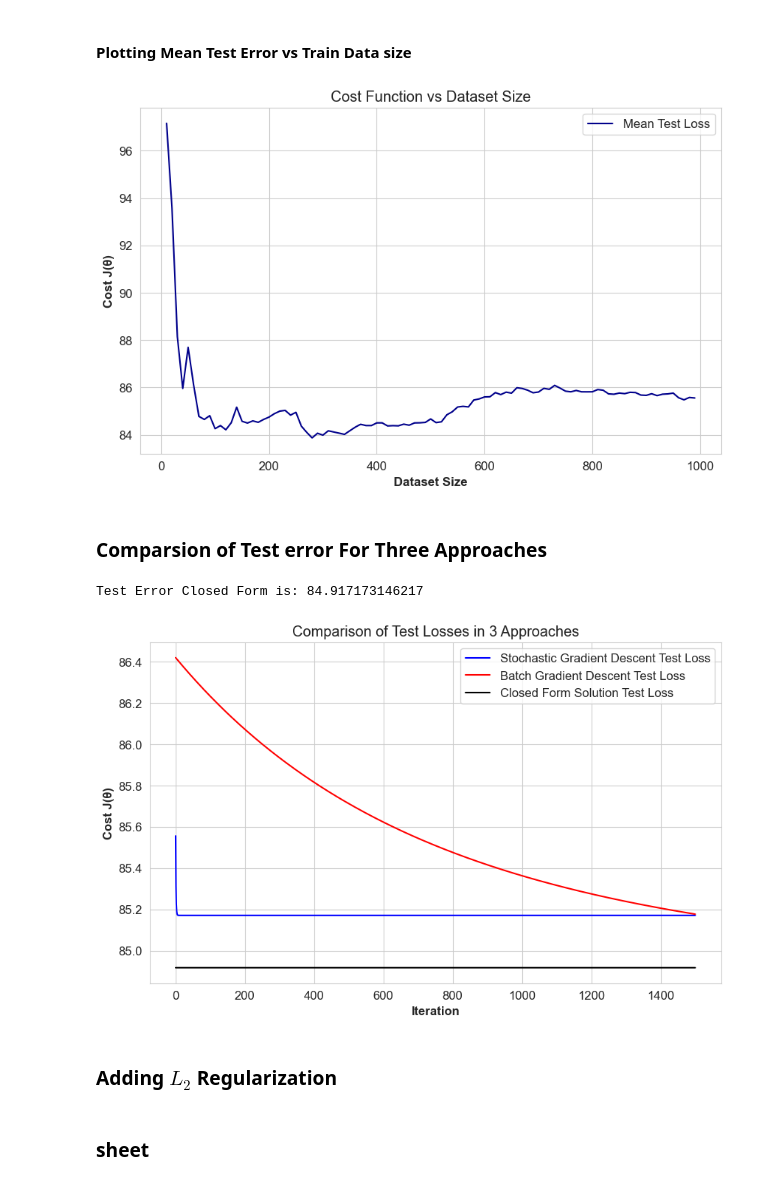
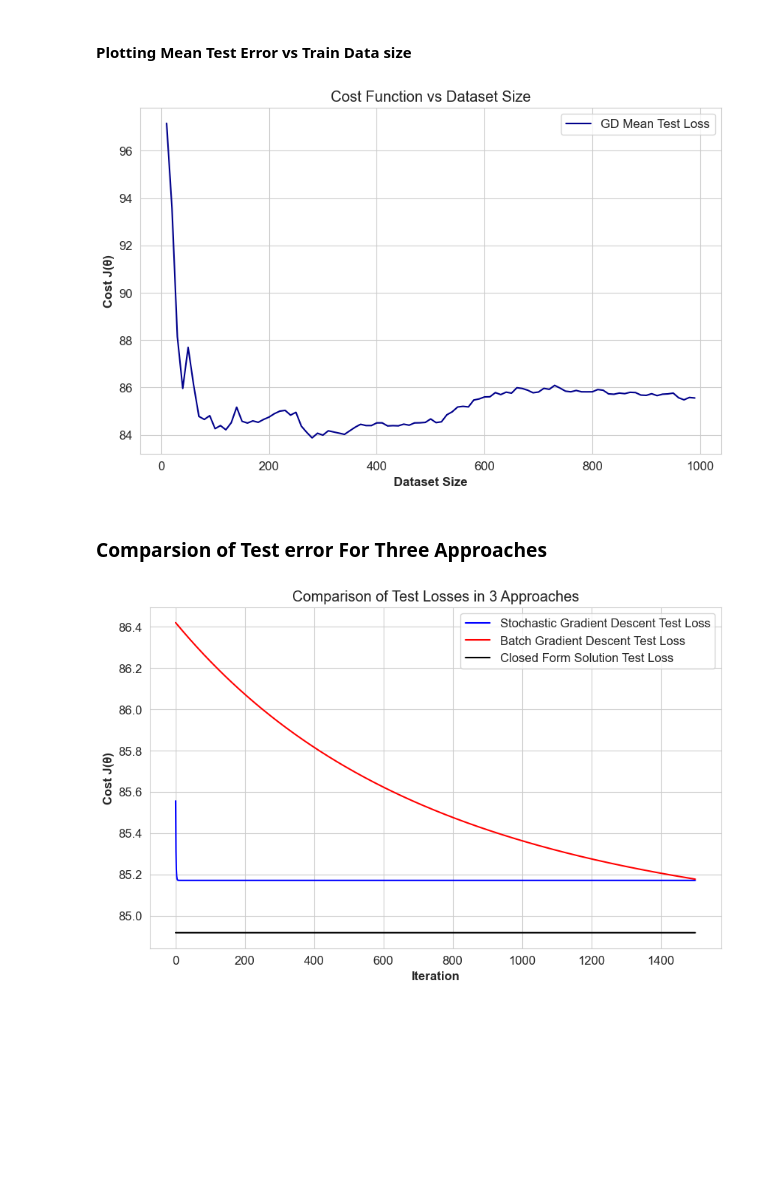
Before and after one commit to AmirAAZ818/ML-Assignments-2024, a Jupyter notebook: Linear Regression/Implementation/Linear_Regression.ipynb, the cells around one changed output. Drawn from its saved outputs; the diff is of its cells as text; code cells hidden in the pictures; blank space fills up the shorter version.

```diff
--- a/Linear Regression/Implementation/Linear_Regression.ipynb
+++ b/Linear Regression/Implementation/Linear_Regression.ipynb
@@ -702,25 +689,25 @@ plt.show()
 # %%
 dataset_size = np.arange(10, X_train.shape[0], 10)
 
 mean_val_loss = np.array([np.mean(result_history['GD'][size]['val_loss_history']) for size in dataset_size])
 
 
 # Plot configuration
 plt.figure(figsize=(10, 6), dpi=100)
 sns.set_style("whitegrid")
 plt.rcParams['font.size'] = 12
 plt.rcParams['axes.labelweight'] = 'bold'
 
 # Plotting
-plt.plot(dataset_size, mean_val_loss, label='Mean Test Loss', color='darkblue')
+plt.plot(dataset_size, mean_val_loss, label='GD Mean Test Loss', color='darkblue')
 
 plt.xlabel('Dataset Size')
 plt.ylabel('Cost J(θ)')
 plt.title('Cost Function vs Dataset Size')
 plt.legend()
 plt.show()
 # %% [output]
-[figure, old version]
+[figure, new version]
 # %% [markdown]
 ### Comparsion of Test error For Three Approaches
 # %%
@@ -731,7 +718,6 @@ gd_val_loss_history = result_history['GD'][1000]['val_loss_history']
 
 
 gnd_val_loss = MSE(X_test @ W_c, y_test)
-print(f'Test Error Closed Form is: {gnd_val_loss}')
 ground_truth_loss = np.array([gnd_val_loss for i in range(epochs)])
 
 iterss = np.arange(1, epochs + 1)
@@ -756,9 +742,4 @@ plt.title('Comparison of Test Losses in 3 Approaches')
 plt.legend()
 plt.show()
 # %% [output]
-Test Error Closed Form is: 84.917173146217
 [figure]
-# %% [markdown]
-### Adding $L_2$ Regularization
-# %% [markdown]
-### sheet
```
Also changed, not shown: parts of 11 cells of this notebook, 2 other files.
